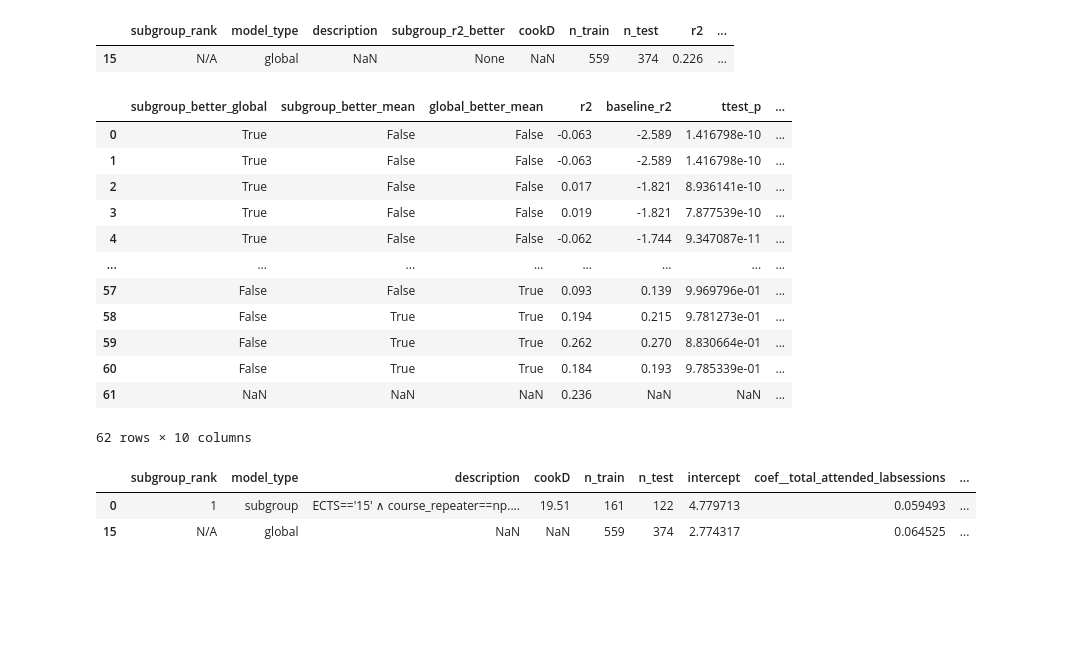
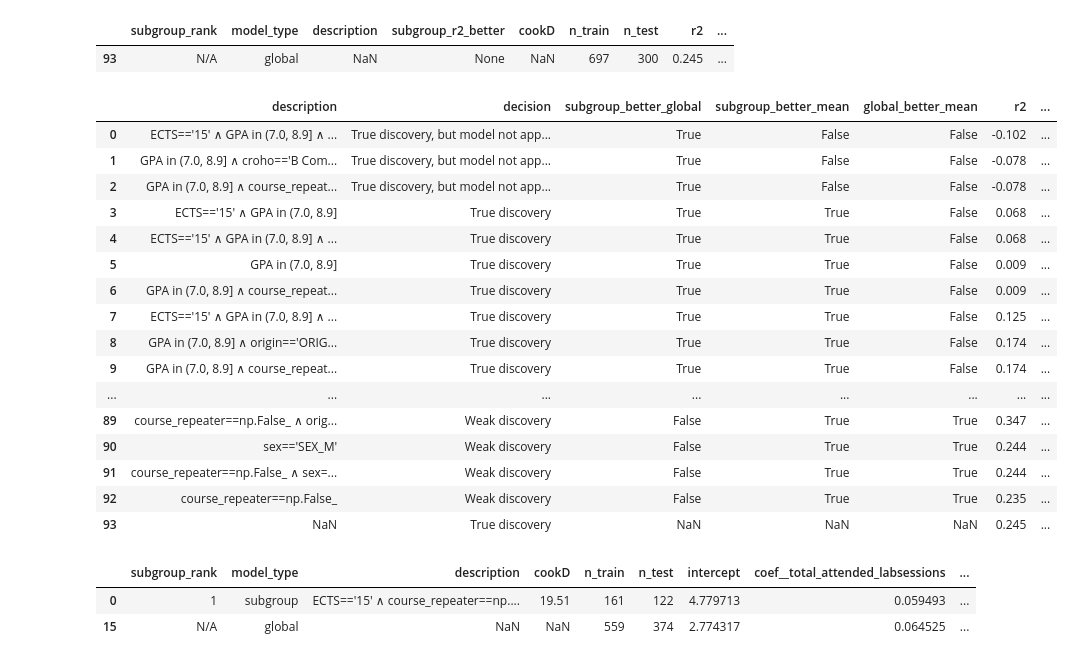
Before and after one commit to TvanGorcum/EMM_Group_4, a Jupyter notebook: results_inspector.ipynb, the cells around one changed output. Drawn from its saved outputs; the diff is of its cells as text; code cells hidden in the pictures; blank space fills up the shorter version.

```diff
--- a/results_inspector.ipynb
+++ b/results_inspector.ipynb
@@ -4,3 +4,4 @@ import pandas as pd
 # Adjust pandas options to see all columns and to read subgroup descriptions fully
 pd.set_option('display.max_columns', None)
 pd.set_option('display.max_colwidth', 200)
+pd.set_option('display.max_rows', 200)
@@ -7,18 +28,17 @@ pd.set_option('display.max_colwidth', 200)
 # %%
-df_s = pd.read_csv("results/subgroup_model_results.csv")
-
 # Assign rank: one per row (since you now have only subgroup_model rows)
 df_s['subgroup_rank'] = (df_s.index + 1).astype("object")
 df_s.loc[df_s['model_type'] == 'global', 'subgroup_rank'] = "N/A"
 
 # Round columns for better readability
 for col, ndigits in [('cookD', 2), ('r2', 3), ('mae', 3), ('mse', 3), ('mean_residual', 3),
-                     ('baseline_r2', 3), ('baseline_mae', 3), ('baseline_mse', 3), ('baseline_mean_residual', 3)]:
+                     ('global_baseline_r2', 3), ('global_baseline_mae', 3), ('global_baseline_mse', 3), ('global_baseline_mean_residual', 3),
+                     ('mean_baseline_r2', 3), ('mean_baseline_mae', 3), ('mean_baseline_mse', 3), ('mean_baseline_mean_residual', 3)]:
     if col in df_s.columns:
         df_s[col] = df_s[col].round(ndigits)
 
-# Compare r2 between subgroup_model and baseline for each row
-df_s['subgroup_r2_better'] = (df_s['r2'] > df_s['baseline_r2']).astype("object")
+# Compare r2 between subgroup_model and global baseline for each row
+df_s['subgroup_r2_better'] = (df_s['r2'] > df_s['global_baseline_r2']).astype("object")
 df_s.loc[df_s['model_type'] == 'global', 'subgroup_r2_better'] = None
 df_s['subgroup_better_global'] = (df_s['ttest_p'] < 0.1)
 df_s.loc[df_s['model_type'] == 'global', 'subgroup_better_global'] = None
@@ -27,11 +47,32 @@ df_s.loc[df_s['model_type'] == 'global', 'subgroup_better_mean'] = None
 df_s['global_better_mean'] = (df_s['ttest_p_mean_global'] < 0.1)
 df_s.loc[df_s['model_type'] == 'global', 'global_better_mean'] = None
 
+# Add decision column based on the rules
+def determine_decision(row):
+    sg = row['subgroup_better_global']
+    sm = row['subgroup_better_mean']
+    gm = row['global_better_mean']
+
+    if sg and sm:
+        return "True discovery"
+    elif sg and not sm:
+        return "True discovery, but model not appropriate"
+    elif not sg and sm:
+        return "Weak discovery"
+    elif not sg and not sm and gm:
+        return "False discovery"
+    else:
+        return "Model not appropriate"
+
+df_s['decision'] = df_s.apply(determine_decision, axis=1)
+
 # Specify desired column order
 main_cols = [
-    'subgroup_rank', 'model_type', 'description', 'subgroup_r2_better', 'cookD', 'n_train', 'n_test',
-    'r2', 'baseline_r2', 'mae', 'baseline_mae', 'mse', 'baseline_mse', 'mean_residual',
-    'baseline_mean_residual'
+    'subgroup_rank', 'model_type', 'description', 'decision', 'subgroup_r2_better', 'cookD', 'n_train', 'n_test',
+    'r2', 'global_baseline_r2', 'mean_baseline_r2',
+    'mae', 'global_baseline_mae', 'mean_baseline_mae',
+    'mse', 'global_baseline_mse', 'mean_baseline_mse',
+    'mean_residual', 'global_baseline_mean_residual', 'mean_baseline_mean_residual'
 ]
 rest_cols = [c for c in df_s.columns if c not in main_cols]
 new_order = main_cols + rest_cols
@@ -43,24 +84,31 @@ df_s = df_s[new_order]
 df_s.tail(1)
 # %% [output]
 |  | subgroup_rank | model_type | description | subgroup_r2_better | cookD | n_train | n_test | r2 | ... |
-| 15 | N/A | global | NaN | None | NaN | 559 | 374 | 0.226 | ... |
+| 93 | N/A | global | NaN | None | NaN | 697 | 300 | 0.245 | ... |
 # %%
 # Check subgroup models
-df_s[['subgroup_better_global', 'subgroup_better_mean', 'global_better_mean',  'r2', 'baseline_r2', 'ttest_p', 'n_test', 'mae', 'baseline_mae', 'description']].head(100)
+df_s[['description', 'decision', 'subgroup_better_global', 'subgroup_better_mean', 'global_better_mean',
+      'r2', 'global_baseline_r2', 'mean_baseline_r2',
+      'mse', 'global_baseline_mse', 'mean_baseline_mse',
+      'ttest_p', 'n_test']].head(100)
 # %% [output]
-|  | subgroup_better_global | subgroup_better_mean | global_better_mean | r2 | baseline_r2 | ttest_p | ... |
-| 0 | True | False | False | -0.063 | -2.589 | 1.416798e-10 | ... |
-| 1 | True | False | False | -0.063 | -2.589 | 1.416798e-10 | ... |
-| 2 | True | False | False | 0.017 | -1.821 | 8.936141e-10 | ... |
-| 3 | True | False | False | 0.019 | -1.821 | 7.877539e-10 | ... |
-| 4 | True | False | False | -0.062 | -1.744 | 9.347087e-11 | ... |
+|  | description | decision | subgroup_better_global | subgroup_better_mean | global_better_mean | r2 | ... |
+| 0 | ECTS=='15' ∧ GPA in (7.0, 8.9] ∧ ... | True discovery, but model not app... | True | False | False | -0.102 | ... |
+| 1 | GPA in (7.0, 8.9] ∧ croho=='B Com... | True discovery, but model not app... | True | False | False | -0.078 | ... |
+| 2 | GPA in (7.0, 8.9] ∧ course_repeat... | True discovery, but model not app... | True | False | False | -0.078 | ... |
+| 3 | ECTS=='15' ∧ GPA in (7.0, 8.9] | True discovery | True | True | False | 0.068 | ... |
+| 4 | ECTS=='15' ∧ GPA in (7.0, 8.9] ∧ ... | True discovery | True | True | False | 0.068 | ... |
+| 5 | GPA in (7.0, 8.9] | True discovery | True | True | False | 0.009 | ... |
+| 6 | GPA in (7.0, 8.9] ∧ course_repeat... | True discovery | True | True | False | 0.009 | ... |
+| 7 | ECTS=='15' ∧ GPA in (7.0, 8.9] ∧ ... | True discovery | True | True | False | 0.125 | ... |
+| 8 | GPA in (7.0, 8.9] ∧ origin=='ORIG... | True discovery | True | True | False | 0.174 | ... |
+| 9 | GPA in (7.0, 8.9] ∧ course_repeat... | True discovery | True | True | False | 0.174 | ... |
 | ... | ... | ... | ... | ... | ... | ... | ... |
-| 57 | False | False | True | 0.093 | 0.139 | 9.969796e-01 | ... |
-| 58 | False | True | True | 0.194 | 0.215 | 9.781273e-01 | ... |
-| 59 | False | True | True | 0.262 | 0.270 | 8.830664e-01 | ... |
-| 60 | False | True | True | 0.184 | 0.193 | 9.785339e-01 | ... |
-| 61 | NaN | NaN | NaN | 0.236 | NaN | NaN | ... |
+| 89 | course_repeater==np.False_ ∧ orig... | Weak discovery | False | True | True | 0.347 | ... |
+| 90 | sex=='SEX_M' | Weak discovery | False | True | True | 0.244 | ... |
+| 91 | course_repeater==np.False_ ∧ sex=... | Weak discovery | False | True | True | 0.244 | ... |
+| 92 | course_repeater==np.False_ | Weak discovery | False | True | True | 0.235 | ... |
+| 93 | NaN | True discovery | NaN | NaN | NaN | 0.245 | ... |
-62 rows × 10 columns
 # %%
 # Compare individual subgroup against global model
 
```
Also changed, not shown: parts of 1 cell of this notebook, 11 other files.
